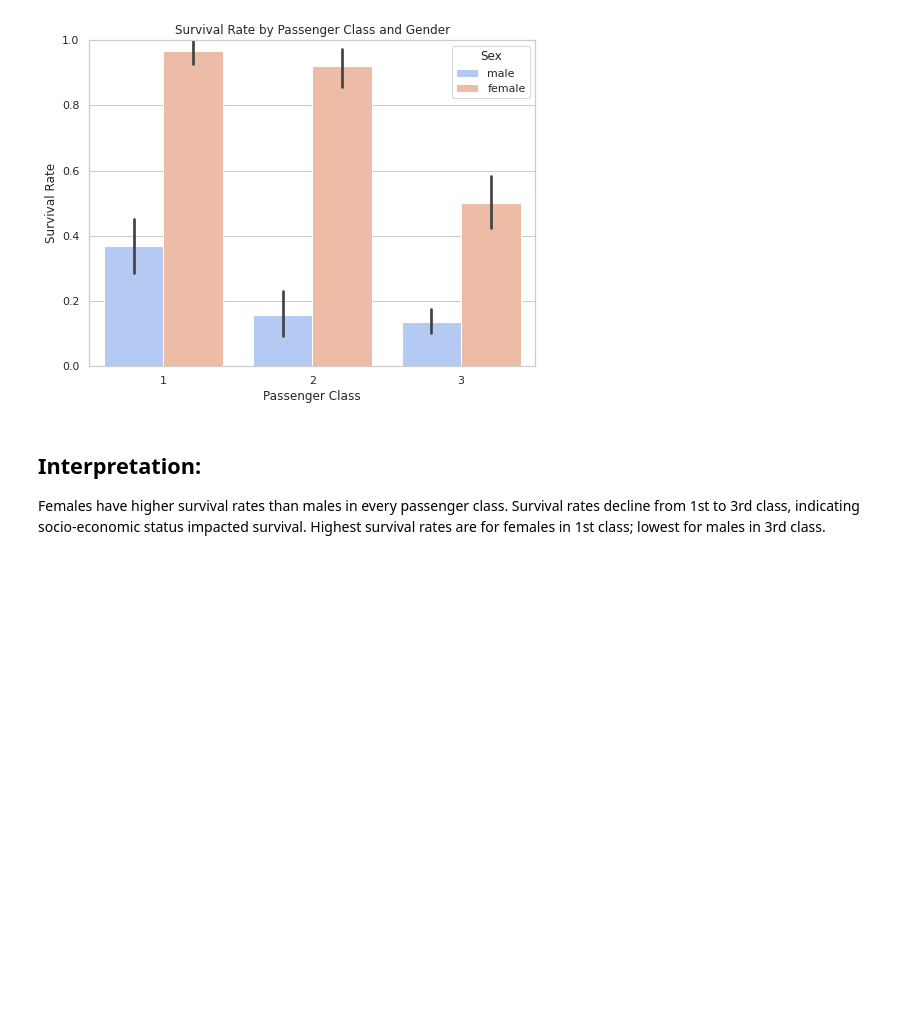
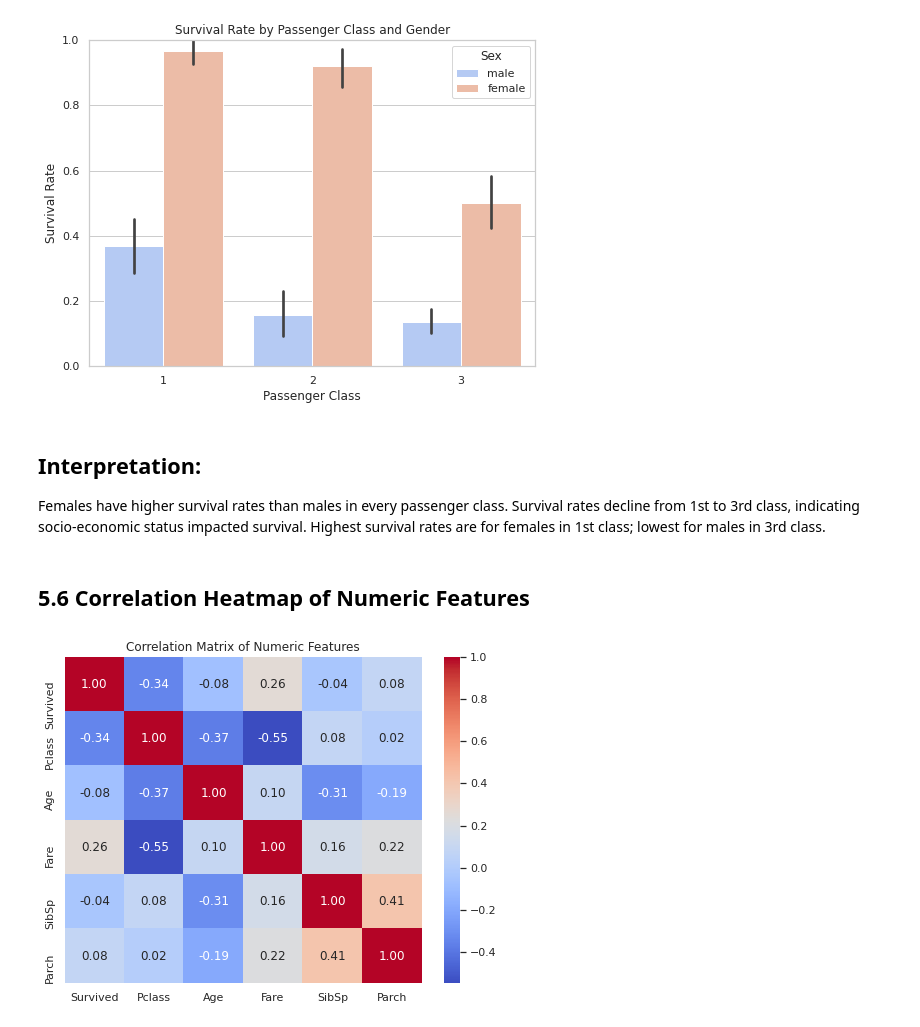
Before and after one commit to jimal254/Project_Titanic, a Jupyter notebook: Notebooks/titanic_analysis.ipynb, the cells around one changed output. Saved outputs shown, nothing was run; the diff lists cells and outputs as text; code cells hidden in the pictures; blank space fills up the shorter version.

Commit message:
Add correlation heatmap of numeric features

```diff
--- a/Notebooks/titanic_analysis.ipynb
+++ b/Notebooks/titanic_analysis.ipynb
@@ -633,3 +633,13 @@ plt.show()
 # %% [markdown]
 ## Interpretation:
 Females have higher survival rates than males in every passenger class. Survival rates decline from 1st to 3rd class, indicating socio-economic status impacted survival. Highest survival rates are for females in 1st class; lowest for males in 3rd class.
+# %% [markdown]
+## 5.6 Correlation Heatmap of Numeric Features
+# %%
+plt.figure(figsize=(8, 6))
+sns.heatmap(df[['Survived', 'Pclass', 'Age', 'Fare', 'SibSp', 'Parch']].corr(), annot=True, cmap='coolwarm', fmt=".2f")
+
+plt.title('Correlation Matrix of Numeric Features')
+plt.show()
+# %% [output]
+[figure, added]
```
Also changed, not shown: parts of 1 cell of this notebook.
